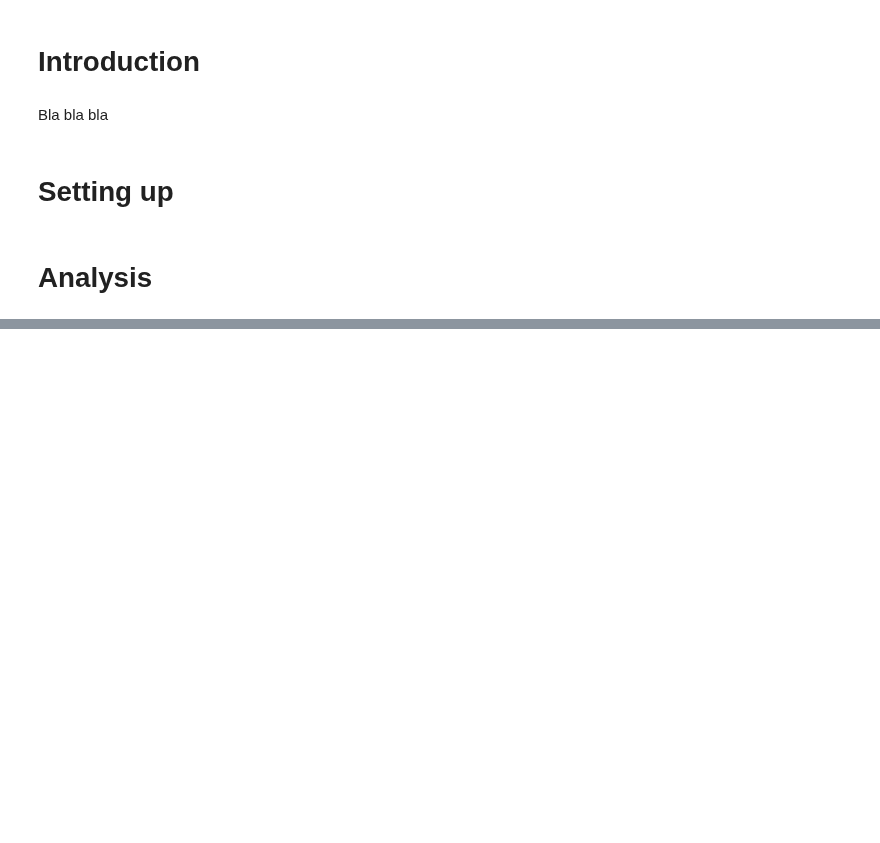
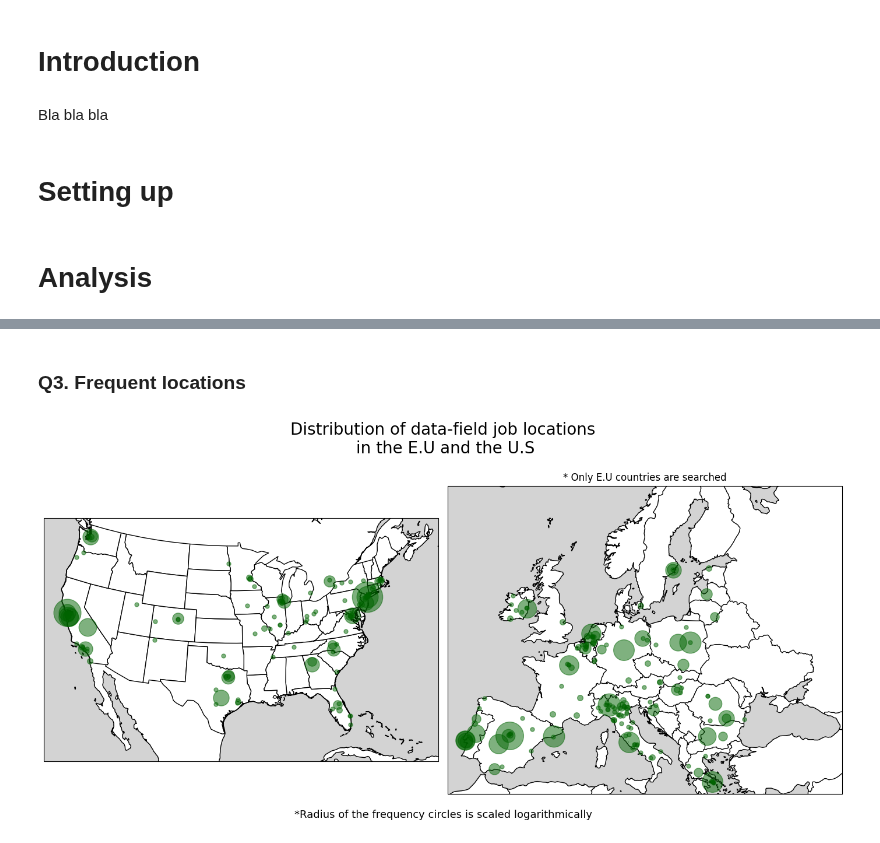
Before and after one commit to muabdalaleam/data-jobs-analysis, a Jupyter notebook: analysis.ipynb, the cells around one changed output, grey strips where cells are left out. Drawn from its saved outputs; the diff is of its cells as text; code cells hidden in the pictures; blank space fills up the shorter version.

```diff
--- a/analysis.ipynb
+++ b/analysis.ipynb
@@ -102,0 +123,2 @@ plt.show()
+# %% [markdown]
+### Q3. Frequent locations
@@ -102,0 +147,50 @@ plt.show()
+# %%
+fig = plt.figure(figsize=(14, 7))
+
+us_ax = plt.subplot(1, 2, 1, projection=ccrs.LambertConformal(),       )
+eu_ax = plt.subplot(1, 2, 2, projection=ccrs.LambertConformal(20, 40), )
+
+# both of the maps have the same longitude and latitude range though
+# the map distortion doesn't make that clear
+us_ax.set_extent([-120, -120+50, 20, 20+30], ccrs.Geodetic())
+eu_ax.set_extent([-10, -10+50,   35, 35+30], ccrs.Geodetic())
+
+us_shp = shpreader.natural_earth(
+    resolution='110m',
+    category='cultural',
+    name="admin_1_states_provinces_lakes"
+)
+
+us_ax.add_geometries(
+    shpreader.Reader(us_shp).geometries(),
+    ccrs.PlateCarree(),
+    styler=lambda g: {"facecolor": "white", "edgecolor": "black"})
+us_ax.add_feature(cfeature.OCEAN, color='lightgrey')
+us_ax.add_feature(cfeature.COASTLINE)
+
+eu_ax.add_feature(cfeature.COASTLINE)
+eu_ax.add_feature(cfeature.BORDERS, linewidth=1)
+eu_ax.add_feature(cfeature.OCEAN, color='lightgrey')
+eu_ax.set_title("* Only E.U countries are searched")
+
+for ax in [us_ax, eu_ax]:
+    for _, row in data.iterrows():
+        if not row["cords"]:
+            continue
+
+        s = (math.log(row["frequency"]) if row["frequency"] != 1 else 0.5) * 10
+        ax.plot(
+            row["cords"][0], row["cords"][1], "o",
+            markersize=s, c="darkgreen", alpha=0.5,
+            transform=ccrs.Geodetic(),
+        )
+
+fig.suptitle("Distribution of data-field job locations\n in the E.U and the U.S", fontsize= 20)
+fig.tight_layout()
+
+plt.figtext(0.5, 0.01, "*Radius of the frequency circles is scaled logarithmically", ha="center",
+            fontsize=13)
+
+plt.show()
+# %% [output]
+[figure, added]
```
Also changed, not shown: parts of 13 cells of this notebook, 12 other files.
